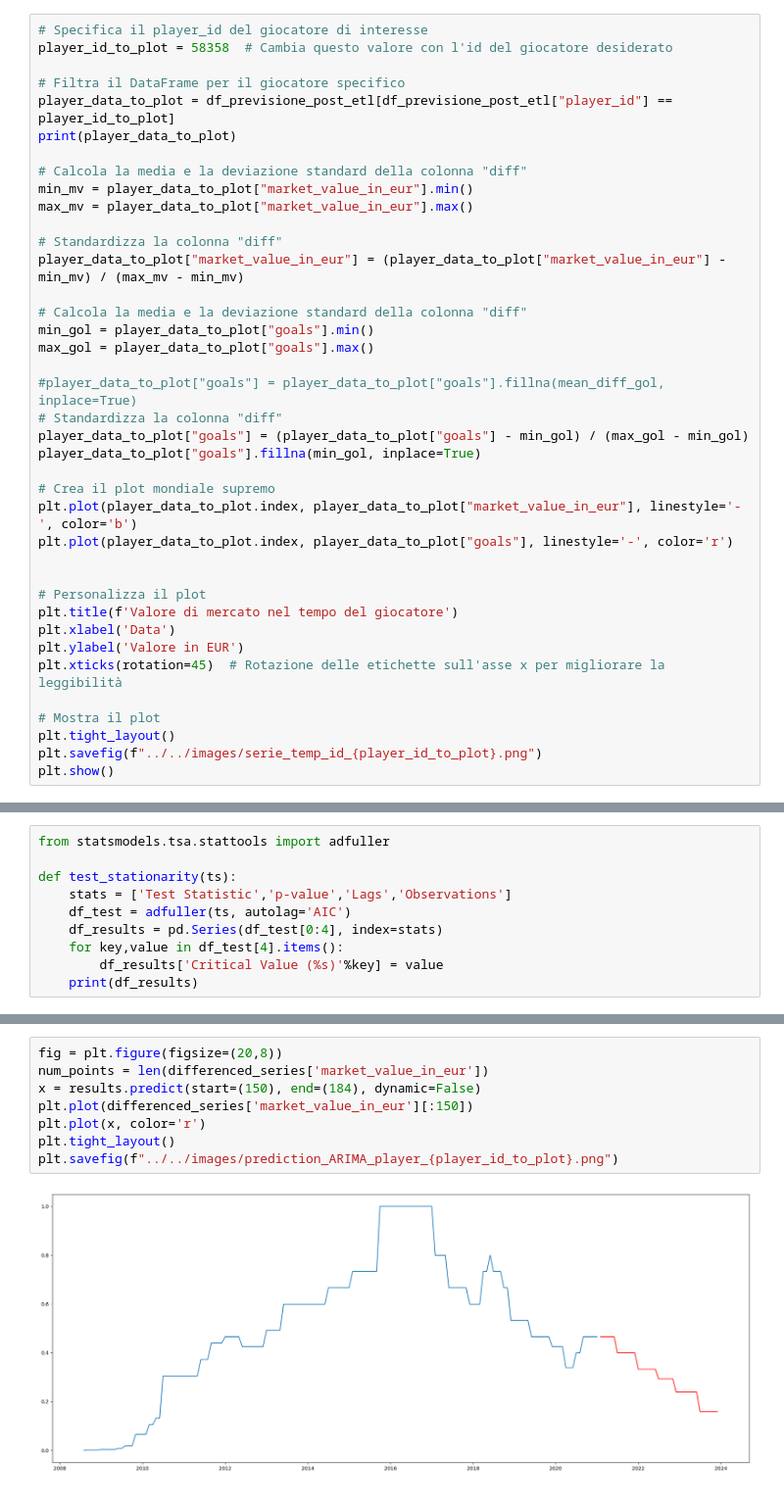
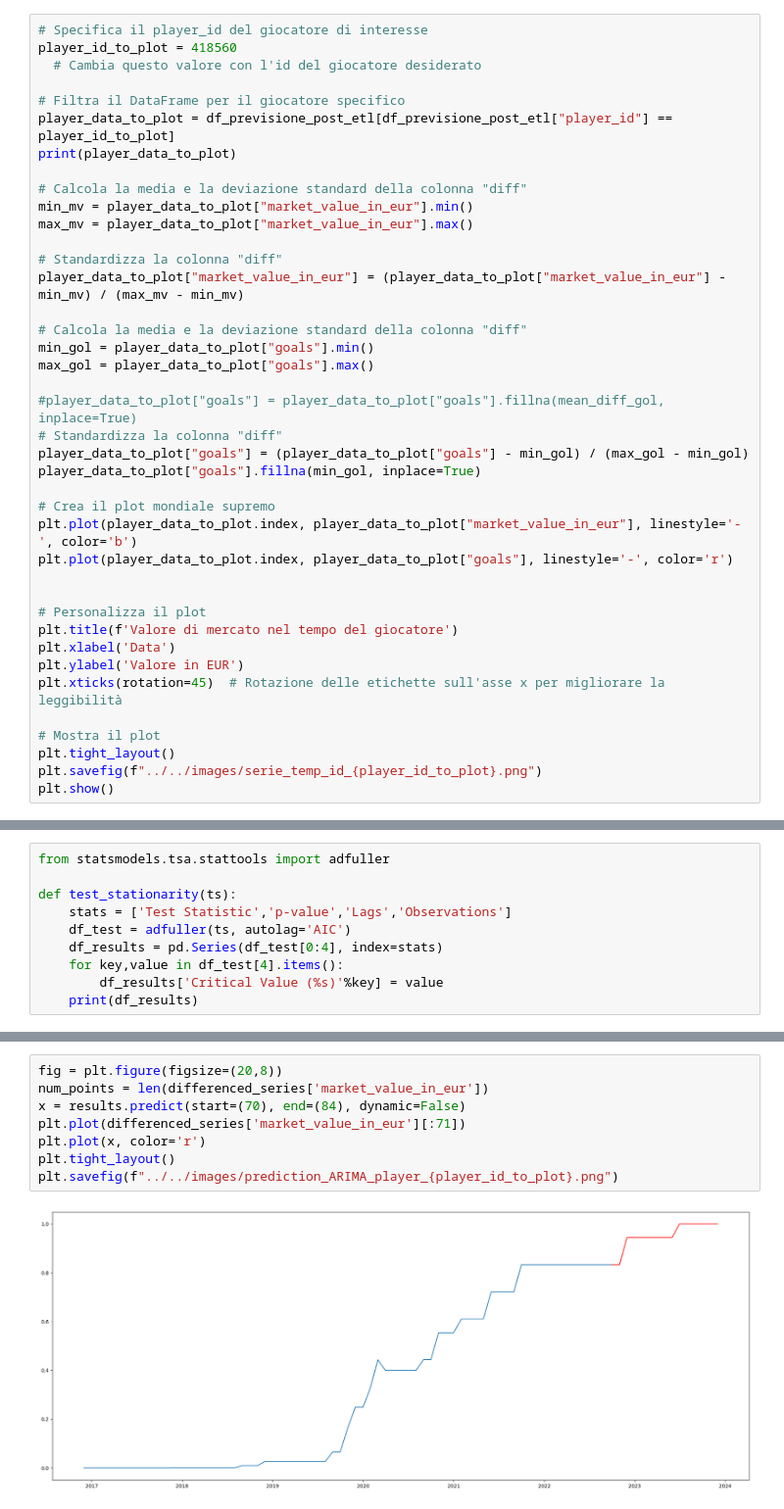
Before and after one commit to MikDR/DataScience-Python, a Jupyter notebook: codice/serie_temp/serie_per_giocatore.ipynb, the cells around one changed output, grey strips where cells are left out. Shown at 98% size. Cells and saved outputs as stored; diff of their text form.

```diff
--- a/codice/serie_temp/serie_per_giocatore.ipynb
+++ b/codice/serie_temp/serie_per_giocatore.ipynb
@@ -183,7 +183,8 @@ date
 [1781120 rows x 5 columns]
 # %%
 # Specifica il player_id del giocatore di interesse
-player_id_to_plot = 58358  # Cambia questo valore con l'id del giocatore desiderato
+player_id_to_plot = 418560
+  # Cambia questo valore con l'id del giocatore desiderato
 
 # Filtra il DataFrame per il giocatore specifico
 player_data_to_plot = df_previsione_post_etl[df_previsione_post_etl["player_id"] == player_id_to_plot]
@@ -575,13 +575,13 @@ print(numero_righe)
 # %%
 fig = plt.figure(figsize=(20,8))
 num_points = len(differenced_series['market_value_in_eur'])
-x = results.predict(start=(150), end=(184), dynamic=False)
-plt.plot(differenced_series['market_value_in_eur'][:150])
+x = results.predict(start=(70), end=(84), dynamic=False)
+plt.plot(differenced_series['market_value_in_eur'][:71])
 plt.plot(x, color='r')
 plt.tight_layout()
 plt.savefig(f"../../images/prediction_ARIMA_player_{player_id_to_plot}.png")
 # %% [output]
-[figure, old version]
+[figure, new version]
 # %%
 fig = plt.figure(figsize=(20,12))
 num_points = len(differenced_series['market_value_in_eur'])
```
Also changed, not shown: parts of 14 cells of this notebook.
